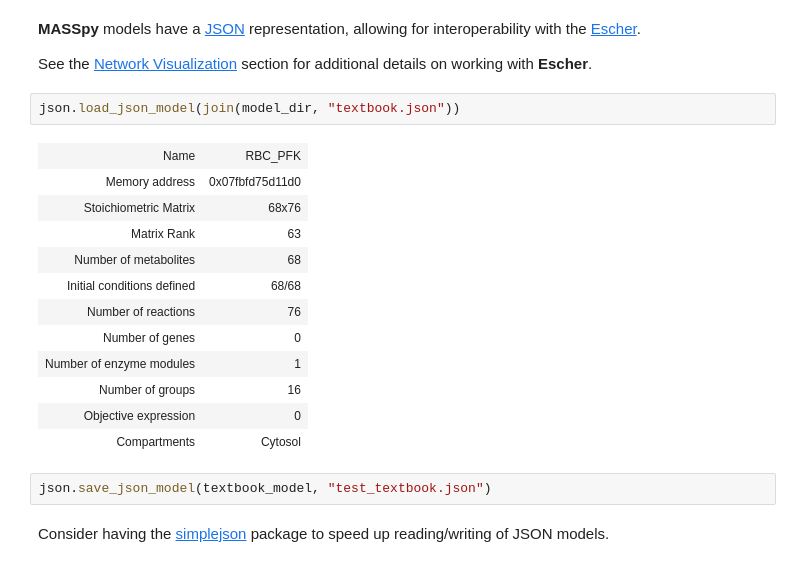
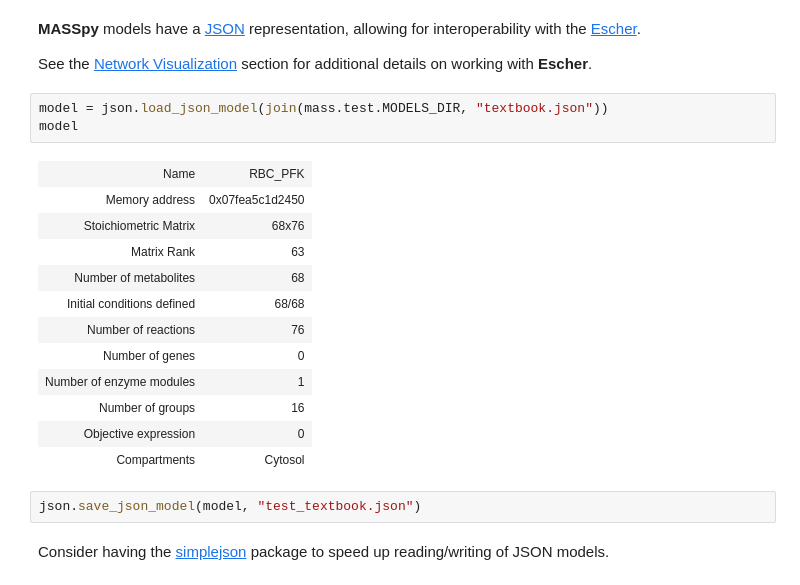
Before and after one commit to SBRG/MASSpy, a Jupyter notebook: docs/tutorials/reading_writing_models.ipynb, the cells around one changed output. Saved outputs shown, nothing was run; the diff lists cells and outputs as text.

```diff
--- a/docs/tutorials/reading_writing_models.ipynb
+++ b/docs/tutorials/reading_writing_models.ipynb
@@ -78,10 +77,11 @@ from mass.io import json
 
 See the [Network Visualization](./network_visualization.ipynb) section for additional details on working with **Escher**.
 # %%
-json.load_json_model(join(model_dir, "textbook.json"))
+model = json.load_json_model(join(mass.test.MODELS_DIR, "textbook.json"))
+model
 # %% [output]
 | Name | RBC_PFK |
-| Memory address | 0x07fbfd75d11d0 |
+| Memory address | 0x07fea5c1d2450 |
 | Stoichiometric Matrix | 68x76 |
 | Matrix Rank | 63 |
 | Number of metabolites | 68 |
@@ -93,6 +93,6 @@ json.load_json_model(join(model_dir, "textbook.json"))
 | Objective expression | 0 |
 | Compartments | Cytosol |
 # %%
-json.save_json_model(textbook_model, "test_textbook.json")
+json.save_json_model(model, "test_textbook.json")
 # %% [markdown]
 Consider having the [simplejson](https://pypi.org/project/simplejson/) package to speed up reading/writing of JSON models.
```
Also changed, not shown: parts of 6 cells of this notebook, 15 other files.
